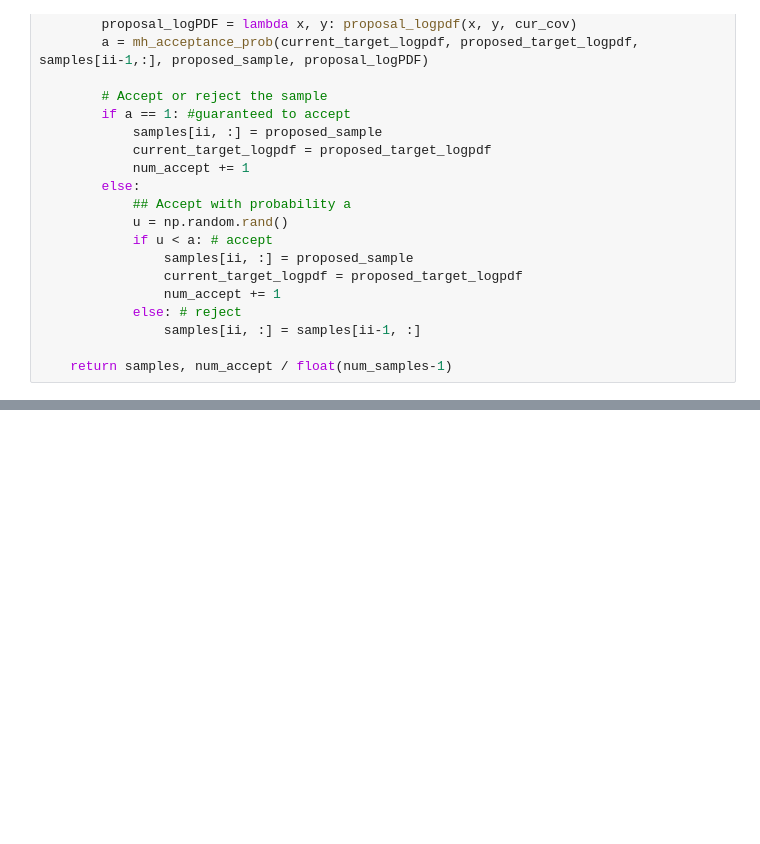
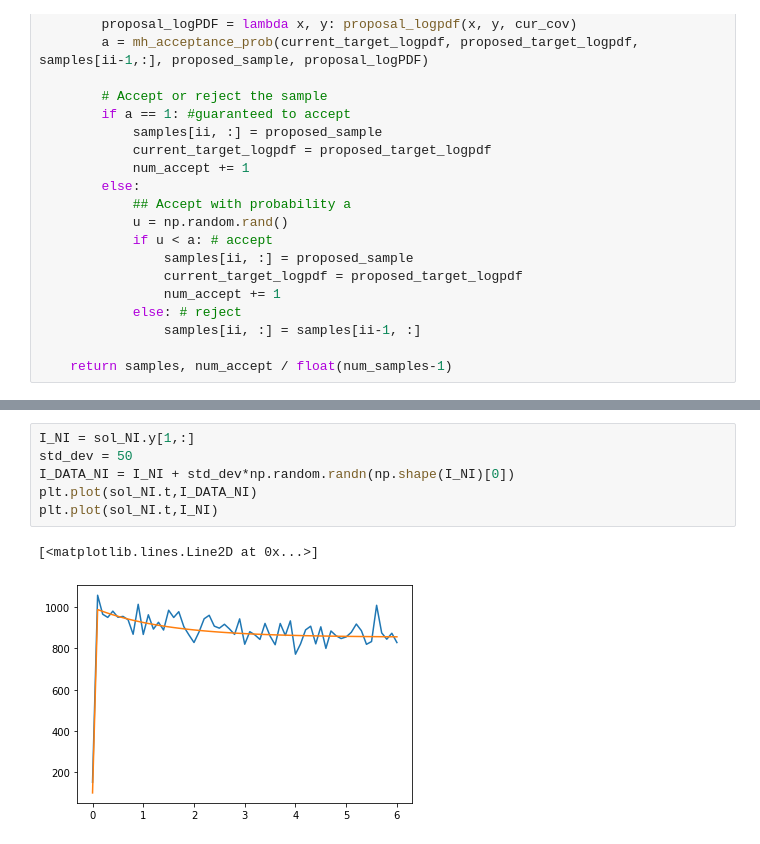
Before and after one commit to hardikparwana/aerosp567, a Jupyter notebook: Project 2/Project2_2.ipynb, the cells around one changed output, grey strips where cells are left out. Cells and saved outputs as stored; diff of their text form; blank space fills up the shorter version.

```diff
--- a/Project 2/Project2_2.ipynb
+++ b/Project 2/Project2_2.ipynb
@@ -413,0 +492,9 @@ def delayed_rejection_mhmcmc(starting_sample, starting_cov, num_samples, target_
+# %%
+I_NI = sol_NI.y[1,:]
+std_dev = 50
+I_DATA_NI = I_NI + std_dev*np.random.randn(np.shape(I_NI)[0])
+plt.plot(sol_NI.t,I_DATA_NI)
+plt.plot(sol_NI.t,I_NI)
+# %% [output]
+[<matplotlib.lines.Line2D at 0x...>]
+[figure, added]
```
Also changed, not shown: parts of 30 cells of this notebook.
